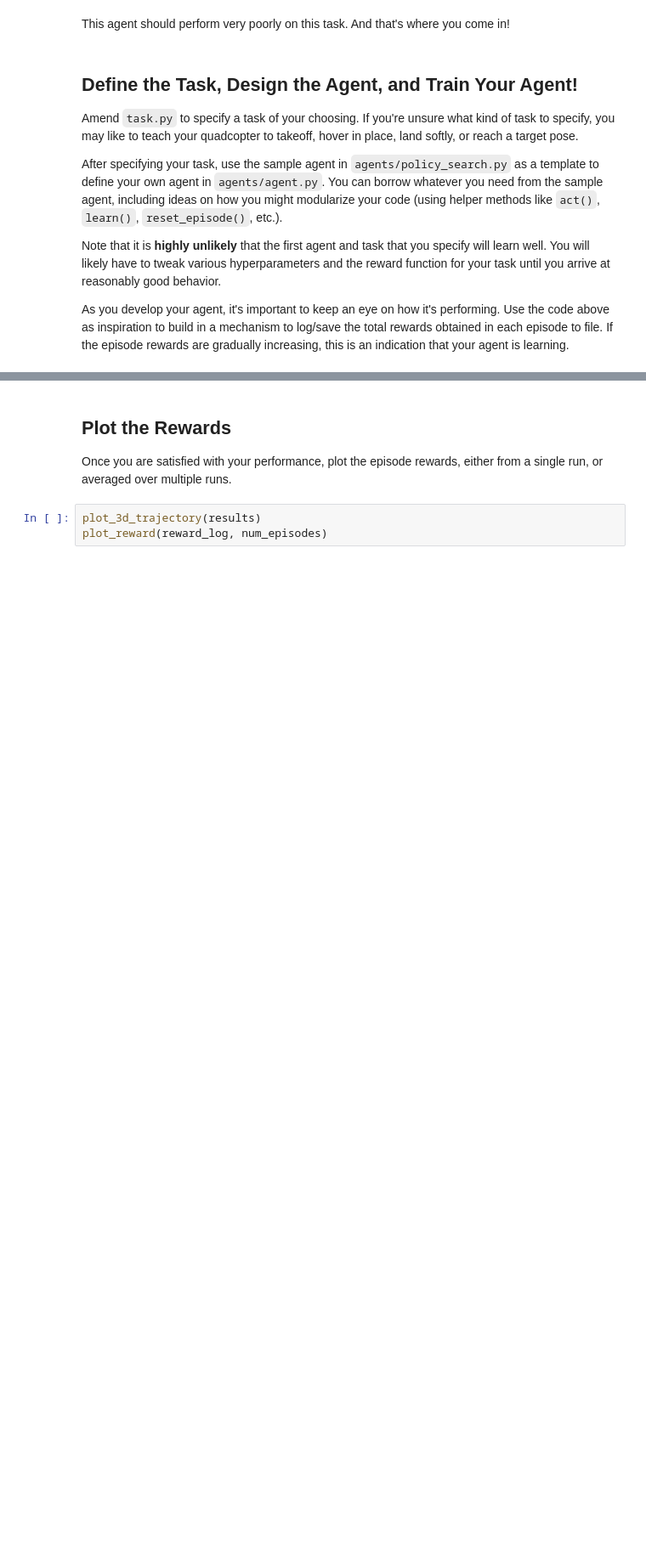
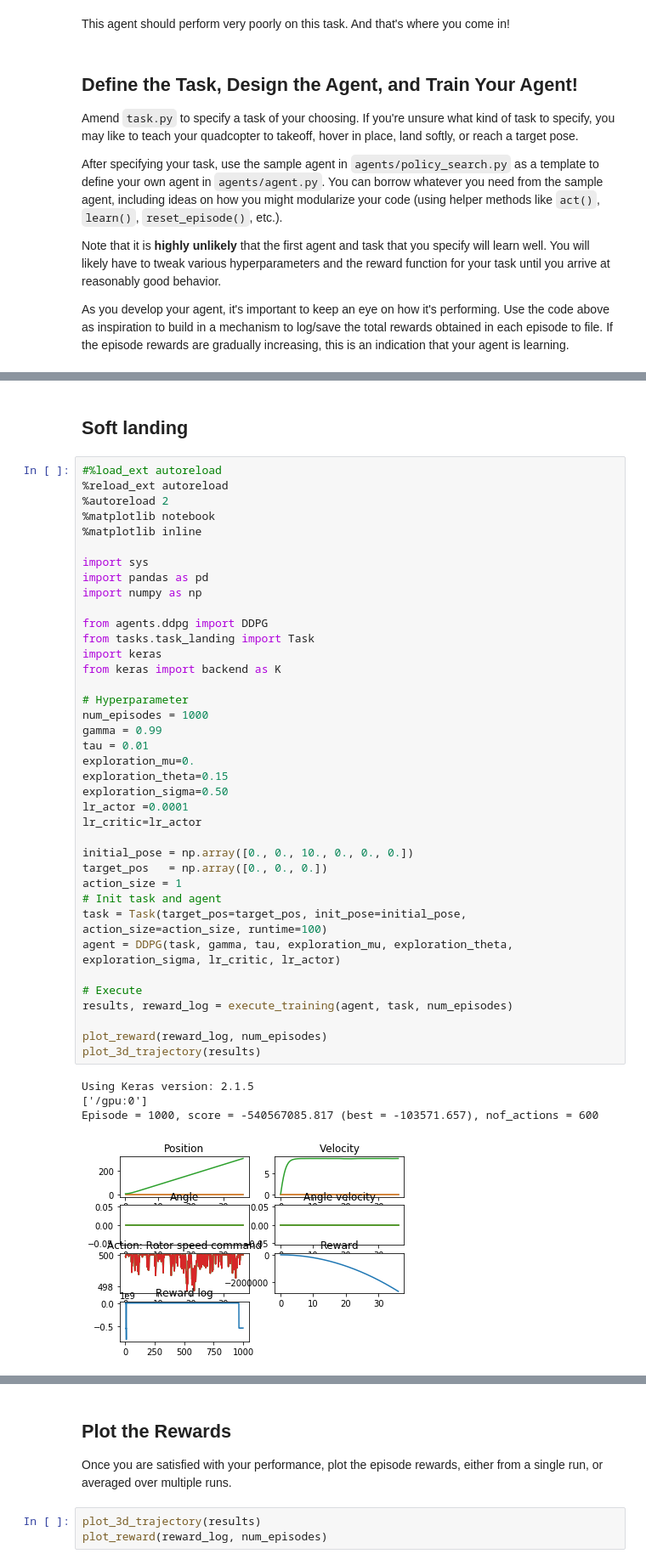
Before and after one commit to officialHenrik/RL-Quadcopter-2, a Jupyter notebook: Quadcopter_Project.ipynb, the cells around one changed output, grey strips where cells are left out. Shown at 85% size. Drawn from its saved outputs; the diff is of its cells as text; blank space fills up the shorter version.

Commit message:
trying soft landing. Fails

```diff
--- a/Quadcopter_Project.ipynb
+++ b/Quadcopter_Project.ipynb
@@ -397,0 +411,45 @@ KeyboardInterrupt:
+# %% [markdown]
+## Soft landing
+# %%
+#%load_ext autoreload
+%reload_ext autoreload
+%autoreload 2
+%matplotlib notebook
+%matplotlib inline
+
+import sys
+import pandas as pd
+import numpy as np
+
+from agents.ddpg import DDPG
+from tasks.task_landing import Task
+import keras
+from keras import backend as K
+
+# Hyperparameter
+num_episodes = 1000
+gamma = 0.99
+tau = 0.01
+exploration_mu=0.
+exploration_theta=0.15
+exploration_sigma=0.50
+lr_actor =0.0001
+lr_critic=lr_actor
+
+initial_pose = np.array([0., 0., 10., 0., 0., 0.])
+target_pos   = np.array([0., 0., 0.])
+action_size = 1
+# Init task and agent
+task = Task(target_pos=target_pos, init_pose=initial_pose, action_size=action_size, runtime=100)
+agent = DDPG(task, gamma, tau, exploration_mu, exploration_theta, exploration_sigma, lr_critic, lr_actor)
+
+# Execute
+results, reward_log = execute_training(agent, task, num_episodes)
+
+plot_reward(reward_log, num_episodes)
+plot_3d_trajectory(results)
+# %% [output]
+Using Keras version: 2.1.5
+['/gpu:0']
+Episode = 1000, score = -540567085.817 (best = -103571.657), nof_actions = 600
+[figure, added]
```
Also changed, not shown: parts of 7 cells of this notebook, 1 other file.
